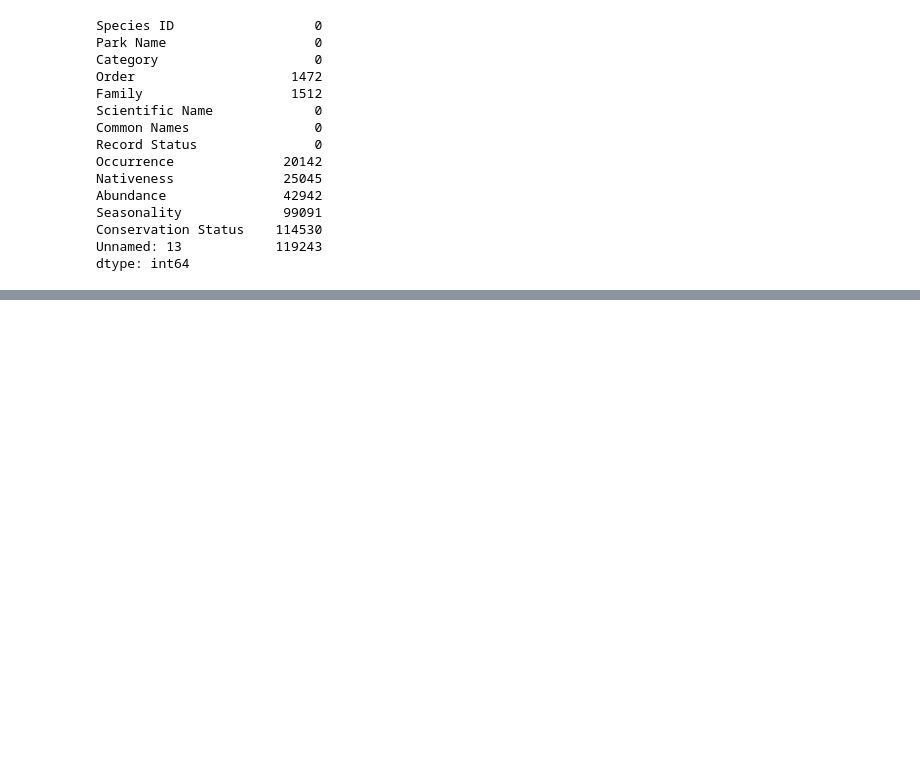
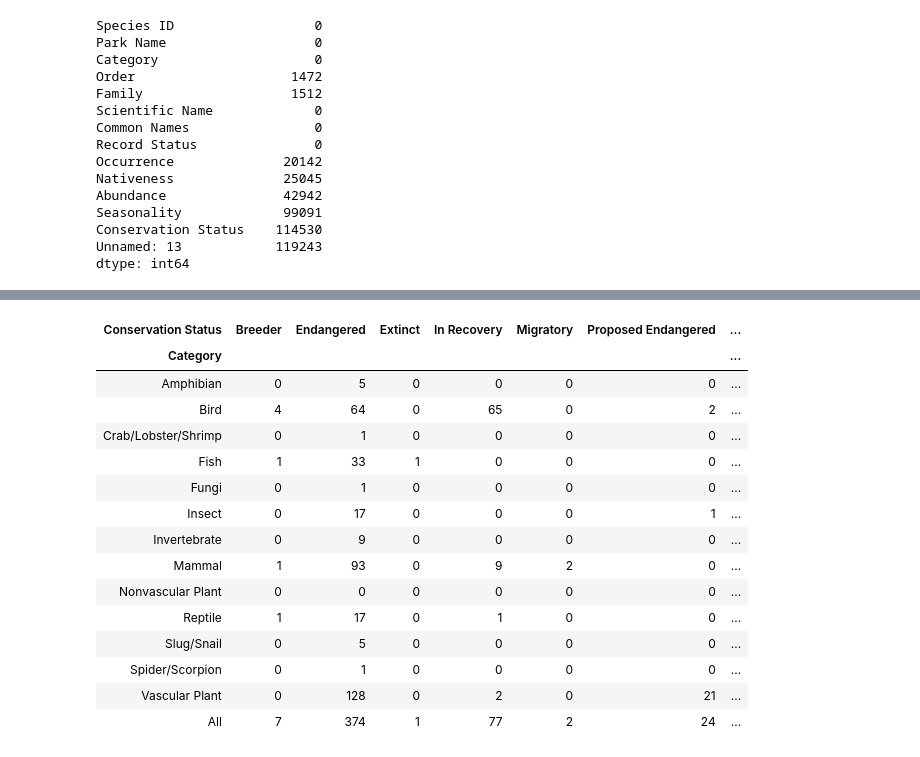
Before and after one commit to ThoaShook/project8, a Jupyter notebook: Park_Diversity.ipynb, the cells around one changed output, grey strips where cells are left out. Cells and saved outputs as stored; diff of their text form; code cells hidden in the pictures; blank space fills up the shorter version.

Commit message:
Create new conservation status of species

```diff
--- a/Park_Diversity.ipynb
+++ b/Park_Diversity.ipynb
@@ -164,3 +179,23 @@ df2.head()
 | 2 | ACAD-1002 | Acadia National Park | Mammal | Carnivora | Canidae | Canis latrans | Coyote, Eastern Coyote | Approved | ... |
 | 3 | ACAD-1003 | Acadia National Park | Mammal | Carnivora | Canidae | Canis lupus | Eastern Timber Wolf, Gray Wolf, T... | Approved | ... |
 | 4 | ACAD-1004 | Acadia National Park | Mammal | Carnivora | Canidae | Vulpes vulpes | Black Fox, Cross Fox, Eastern Red... | Approved | ... |
+# %%
+df_cons_s = pd.crosstab(df2['Category'], df2['Conservation Status'], margins=True)
+df_cons_spe
+# %% [output]
+| Conservation Status | Breeder | Endangered | Extinct | In Recovery | Migratory | Proposed Endangered | ... |
+| Category |  |  |  |  |  |  | ... |
+| Amphibian | 0 | 5 | 0 | 0 | 0 | 0 | ... |
+| Bird | 4 | 64 | 0 | 65 | 0 | 2 | ... |
+| Crab/Lobster/Shrimp | 0 | 1 | 0 | 0 | 0 | 0 | ... |
+| Fish | 1 | 33 | 1 | 0 | 0 | 0 | ... |
+| Fungi | 0 | 1 | 0 | 0 | 0 | 0 | ... |
+| Insect | 0 | 17 | 0 | 0 | 0 | 1 | ... |
+| Invertebrate | 0 | 9 | 0 | 0 | 0 | 0 | ... |
+| Mammal | 1 | 93 | 0 | 9 | 2 | 0 | ... |
+| Nonvascular Plant | 0 | 0 | 0 | 0 | 0 | 0 | ... |
+| Reptile | 1 | 17 | 0 | 1 | 0 | 0 | ... |
+| Slug/Snail | 0 | 5 | 0 | 0 | 0 | 0 | ... |
+| Spider/Scorpion | 0 | 1 | 0 | 0 | 0 | 0 | ... |
+| Vascular Plant | 0 | 128 | 0 | 2 | 0 | 21 | ... |
+| All | 7 | 374 | 1 | 77 | 2 | 24 | ... |
```
Also changed, not shown: parts of 2 cells of this notebook.
